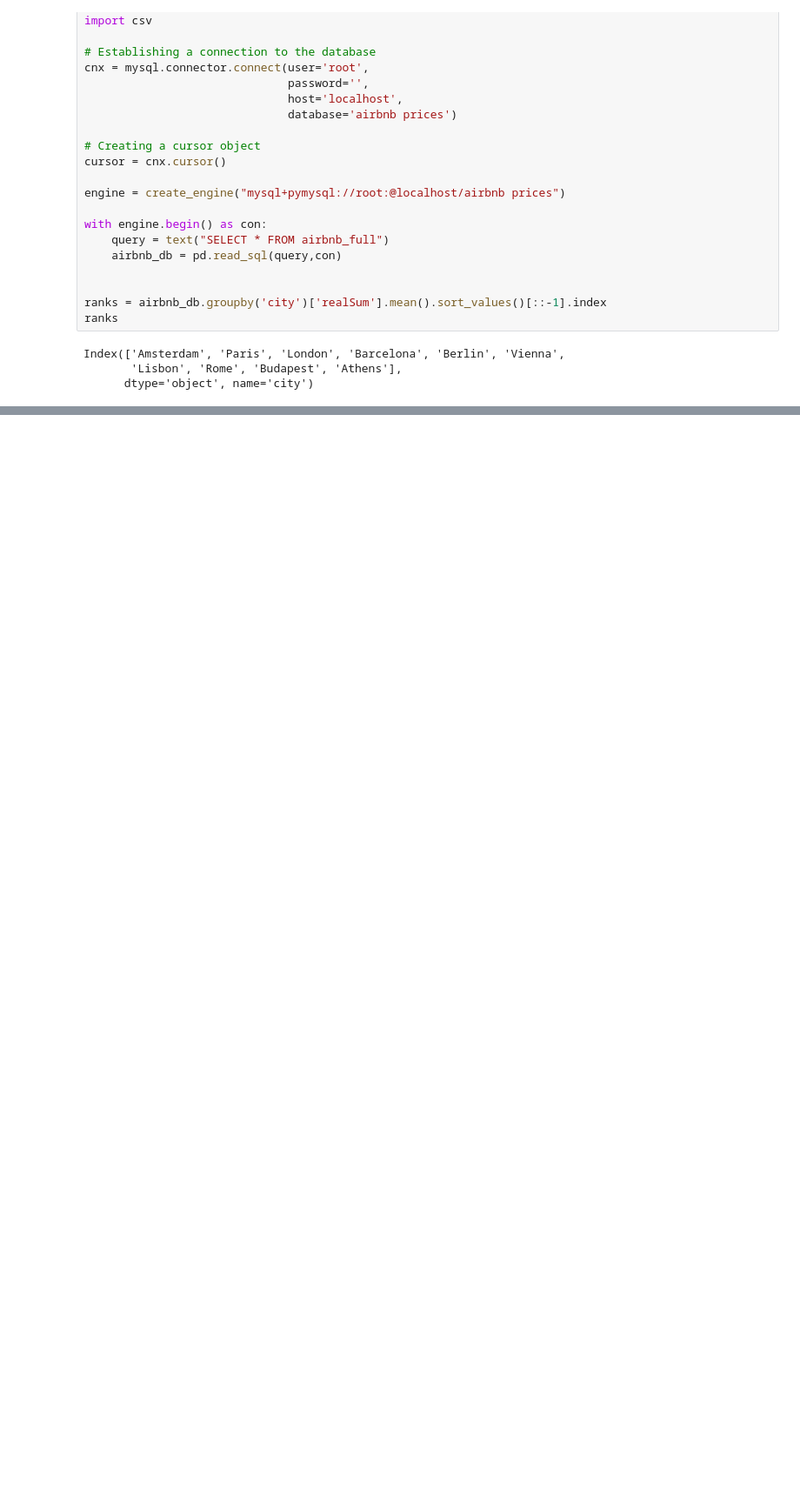
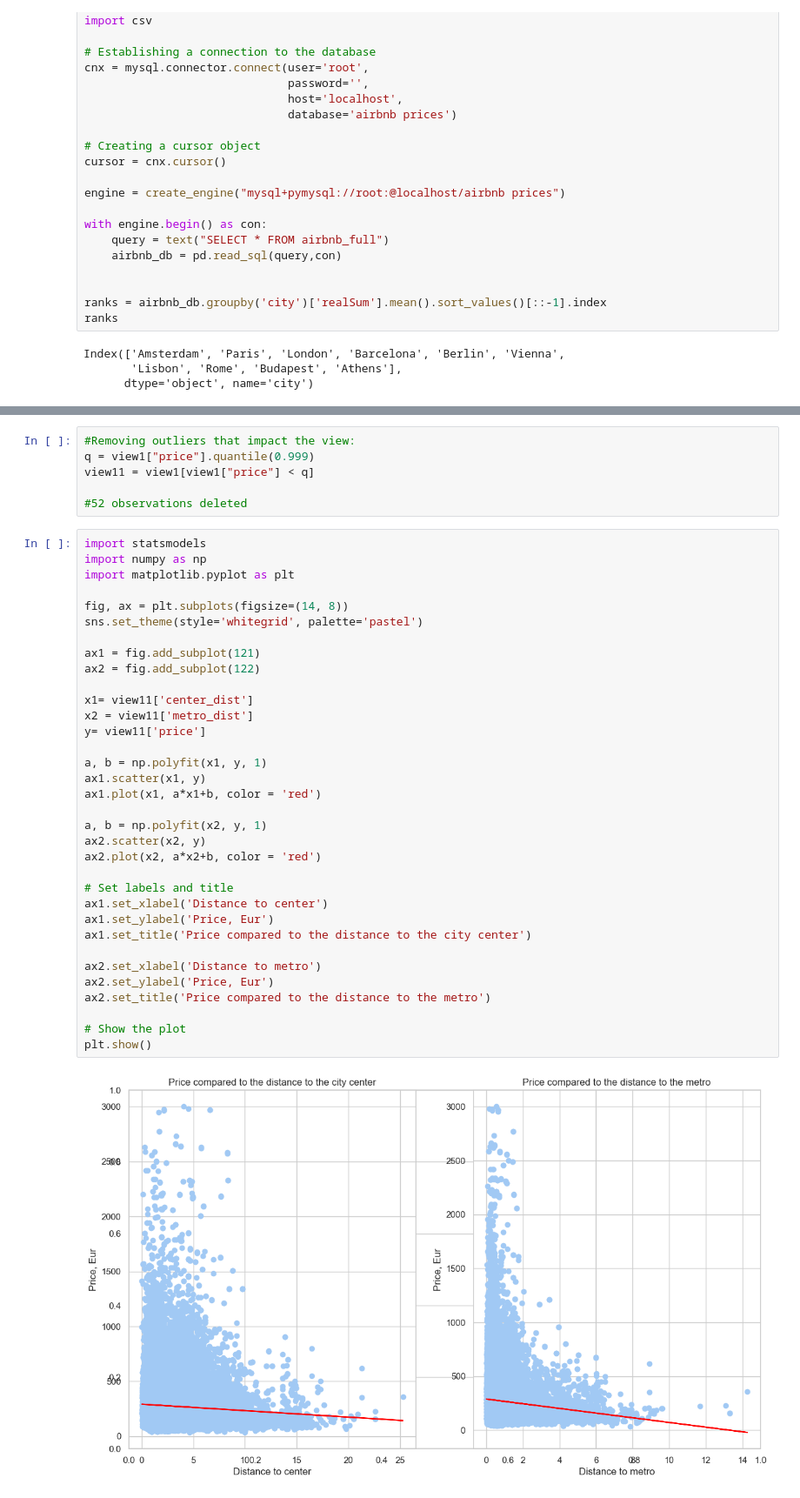
Before and after one commit to IngaGS/SheGoesTech_FinalProject, a Jupyter notebook: Airbnb data analysis(3).ipynb, the cells around one changed output, grey strips where cells are left out. Shown: that part at 87% size. Saved outputs shown, nothing was run; the diff lists cells and outputs as text; blank space fills up the shorter version.

```diff
--- a/Airbnb data analysis(3).ipynb
+++ b/Airbnb data analysis(3).ipynb
@@ -327,0 +349,42 @@ plt.show()
+# %%
+#Removing outliers that impact the view:
+q = view1["price"].quantile(0.999)
+view11 = view1[view1["price"] < q]
+
+#52 observations deleted
+# %%
+import statsmodels
+import numpy as np
+import matplotlib.pyplot as plt
+
+fig, ax = plt.subplots(figsize=(14, 8))
+sns.set_theme(style='whitegrid', palette='pastel')
+
+ax1 = fig.add_subplot(121)
+ax2 = fig.add_subplot(122)
+
+x1= view11['center_dist']
+x2 = view11['metro_dist']
+y= view11['price']
+
+a, b = np.polyfit(x1, y, 1)
+ax1.scatter(x1, y)
+ax1.plot(x1, a*x1+b, color = 'red')
+
+a, b = np.polyfit(x2, y, 1)
+ax2.scatter(x2, y)
+ax2.plot(x2, a*x2+b, color = 'red')
+
+# Set labels and title
+ax1.set_xlabel('Distance to center')
+ax1.set_ylabel('Price, Eur')
+ax1.set_title('Price compared to the distance to the city center')
+
+ax2.set_xlabel('Distance to metro')
+ax2.set_ylabel('Price, Eur')
+ax2.set_title('Price compared to the distance to the metro')
+
+# Show the plot
+plt.show()
+# %% [output]
+[figure, added]
```
Also changed, not shown: parts of 16 cells of this notebook, 21 other files.
